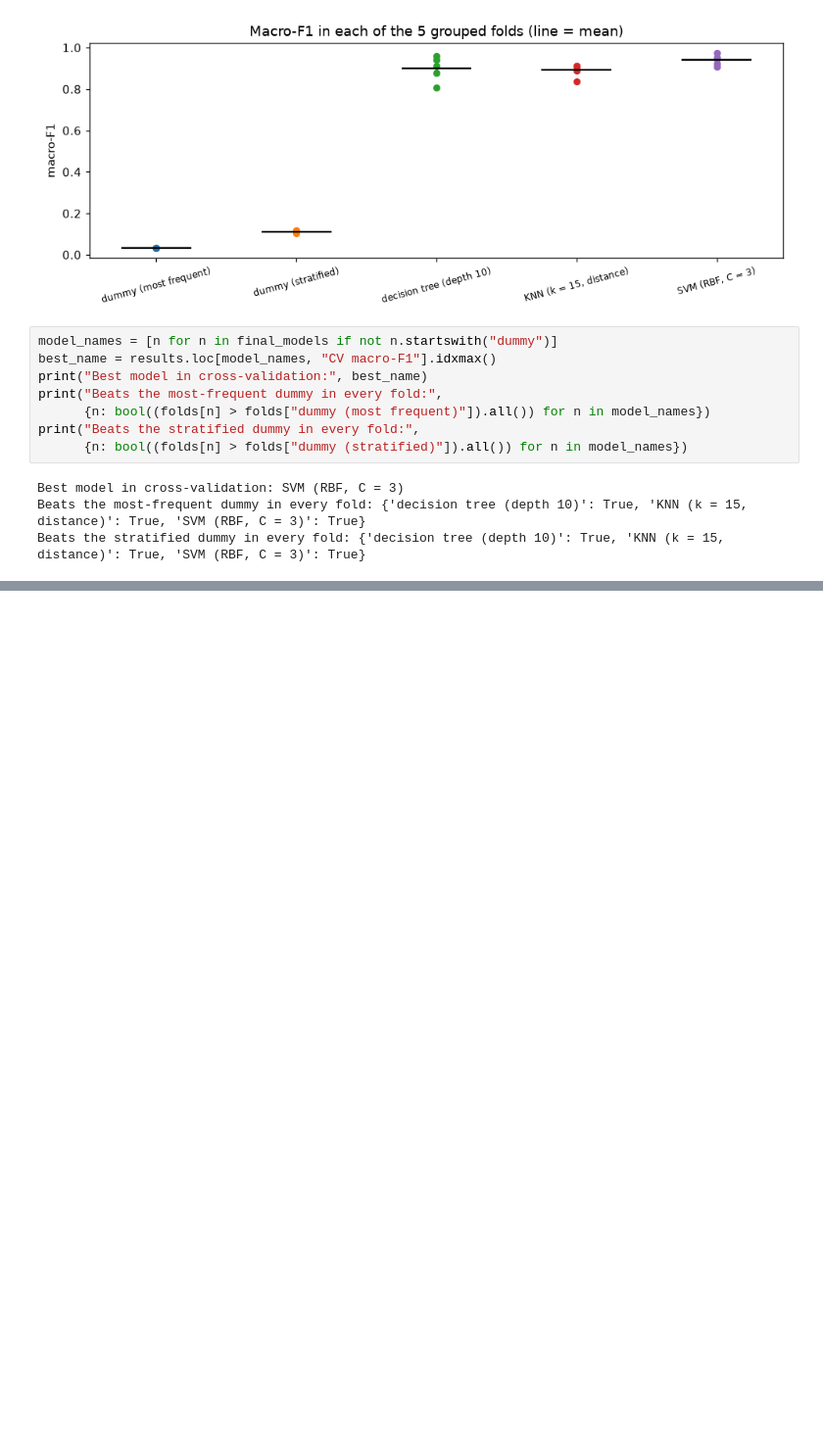
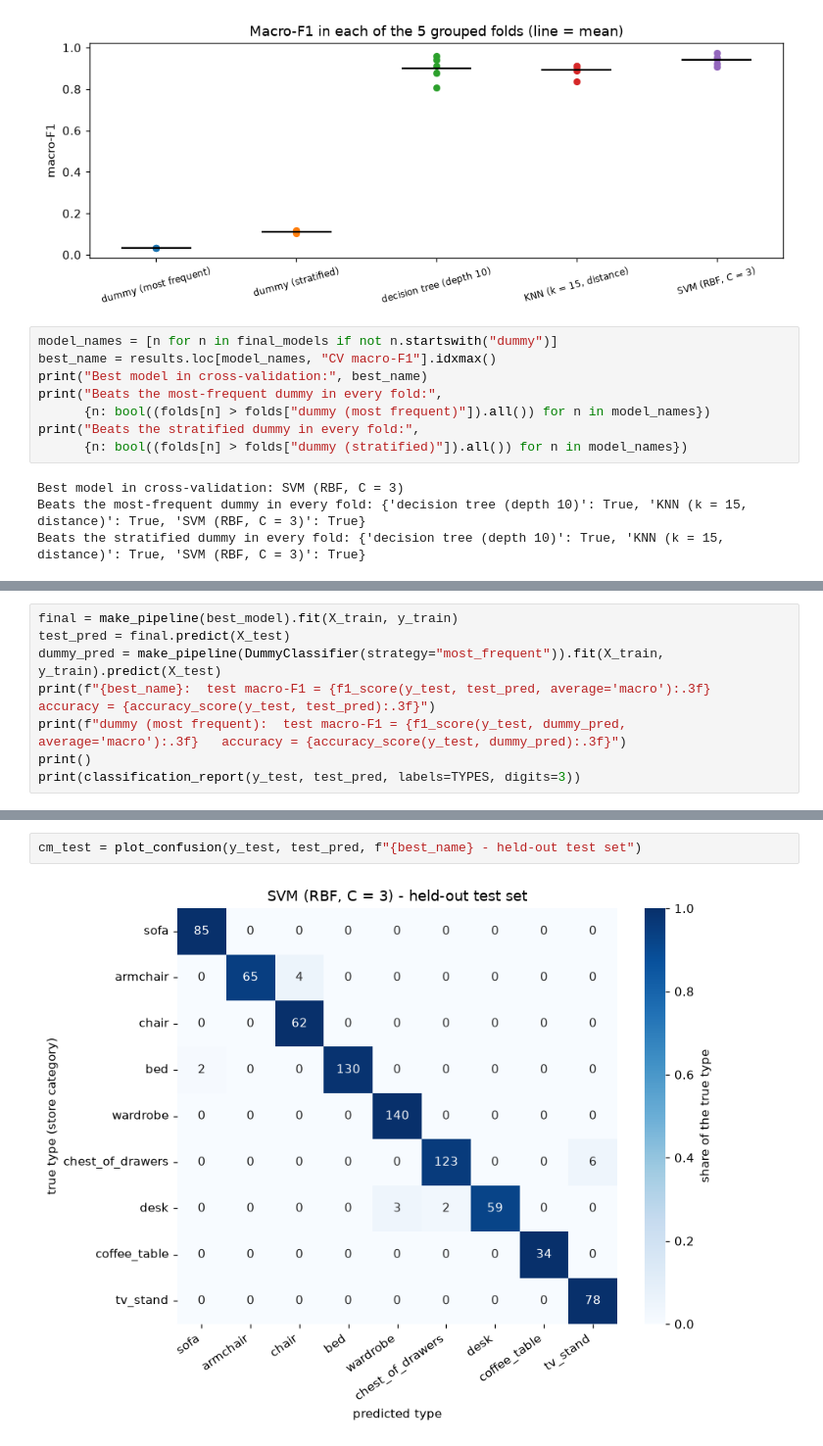
Before and after one commit to a100miles/furniture-prediction-ml, a Jupyter notebook: furniture_classification.ipynb, the cells around one changed output, grey strips where cells are left out. Shown at 98% size. Drawn from its saved outputs; the diff is of its cells as text; blank space fills up the shorter version.

```diff
--- a/furniture_classification.ipynb
+++ b/furniture_classification.ipynb
@@ -581,0 +765,8 @@ Beats the stratified dummy in every fold: {'decision tree (depth 10)': True, 'KN
+# %%
+final = make_pipeline(best_model).fit(X_train, y_train)
+test_pred = final.predict(X_test)
+dummy_pred = make_pipeline(DummyClassifier(strategy="most_frequent")).fit(X_train, y_train).predict(X_test)
+print(f"{best_name}:  test macro-F1 = {f1_score(y_test, test_pred, average='macro'):.3f}   accuracy = {accuracy_score(y_test, test_pred):.3f}")
+print(f"dummy (most frequent):  test macro-F1 = {f1_score(y_test, dummy_pred, average='macro'):.3f}   accuracy = {accuracy_score(y_test, dummy_pred):.3f}")
+print()
+print(classification_report(y_test, test_pred, labels=TYPES, digits=3))
@@ -581,0 +792,4 @@ Beats the stratified dummy in every fold: {'decision tree (depth 10)': True, 'KN
+# %%
+cm_test = plot_confusion(y_test, test_pred, f"{best_name} - held-out test set")
+# %% [output]
+[figure, added]
```
Also changed, not shown: parts of 14 cells of this notebook, 1 other file.
